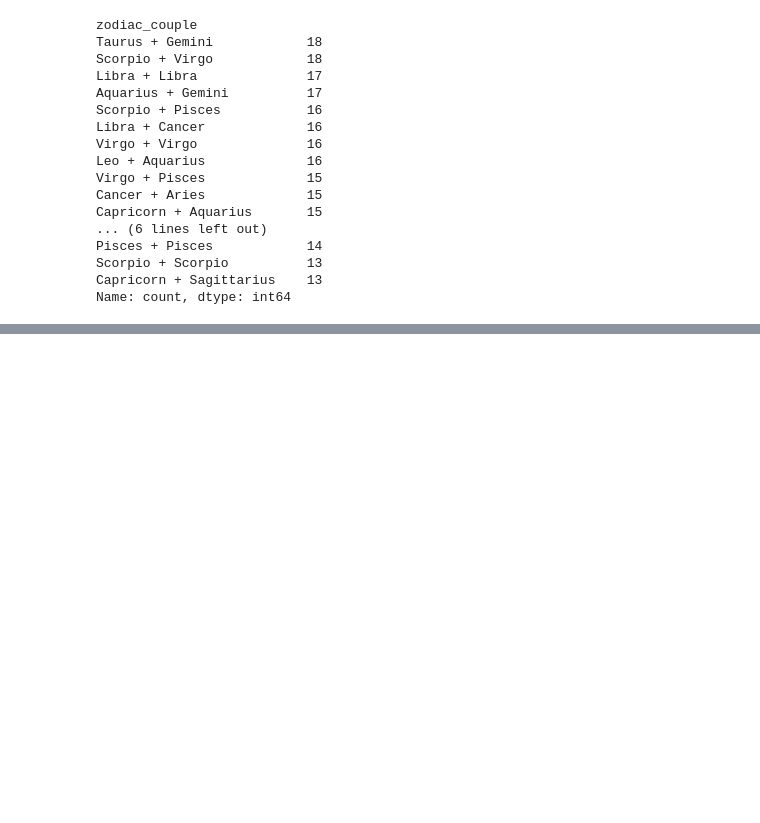
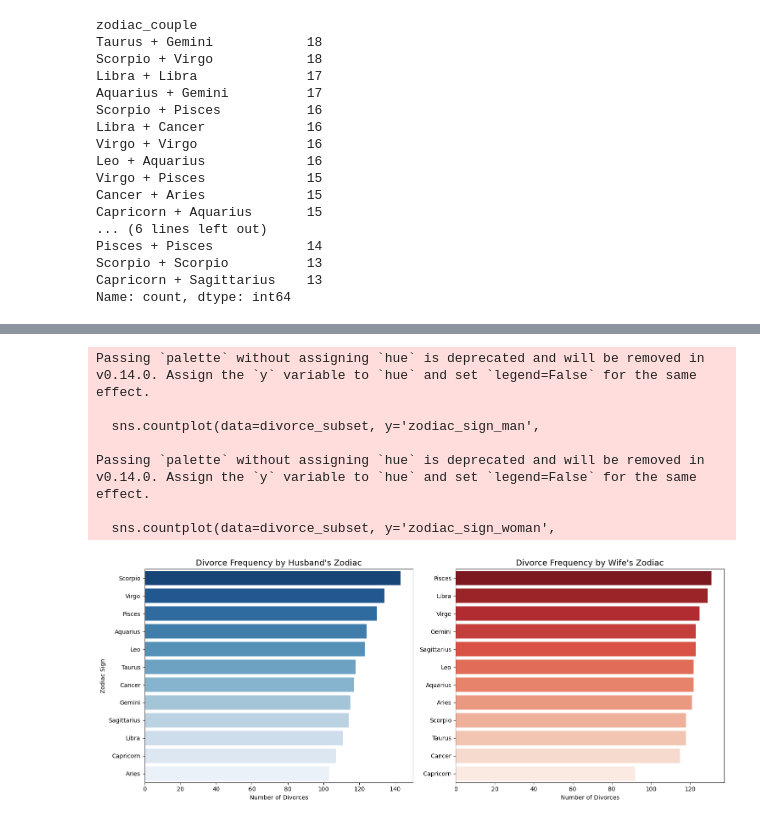
Before and after one commit to ayla2514/Human-Behavior-Analysis-via-Birth-Data, a Jupyter notebook: eda.ipynb, the cells around one changed output, grey strips where cells are left out. Saved outputs shown, nothing was run; the diff lists cells and outputs as text; code cells hidden in the pictures; blank space fills up the shorter version.

```diff
--- a/eda.ipynb
+++ b/eda.ipynb
@@ -229,0 +273,31 @@ Name: count, dtype: int64
+# %%
+#2 subplots side by side
+fig, axes = plt.subplots(1, 2, figsize=(15, 6))
+
+#1. Plot divorce frequency by husband's zodiac sign
+sns.countplot(data=divorce_subset, y='zodiac_sign_man',
+              order=divorce_subset['zodiac_sign_man'].value_counts().index,
+              palette='Blues_r', ax=axes[0])
+axes[0].set_title("Divorce Frequency by Husband's Zodiac", fontsize=14)
+axes[0].set_xlabel("Number of Divorces")
+axes[0].set_ylabel("Zodiac Sign")
+
+#2. Plot divorce frequency by wife's zodiac sign
+sns.countplot(data=divorce_subset, y='zodiac_sign_woman',
+              order=divorce_subset['zodiac_sign_woman'].value_counts().index,
+              palette='Reds_r', ax=axes[1])
+axes[1].set_title("Divorce Frequency by Wife's Zodiac", fontsize=14)
+axes[1].set_xlabel("Number of Divorces")
+axes[1].set_ylabel("")
+
+plt.tight_layout()
+plt.show()
+# %% [output]
+Passing `palette` without assigning `hue` is deprecated and will be removed in v0.14.0. Assign the `y` variable to `hue` and set `legend=False` for the same effect.
+
+  sns.countplot(data=divorce_subset, y='zodiac_sign_man',
+
+Passing `palette` without assigning `hue` is deprecated and will be removed in v0.14.0. Assign the `y` variable to `hue` and set `legend=False` for the same effect.
+
+  sns.countplot(data=divorce_subset, y='zodiac_sign_woman',
+[figure, added]
```
Also changed, not shown: parts of 4 cells of this notebook.
